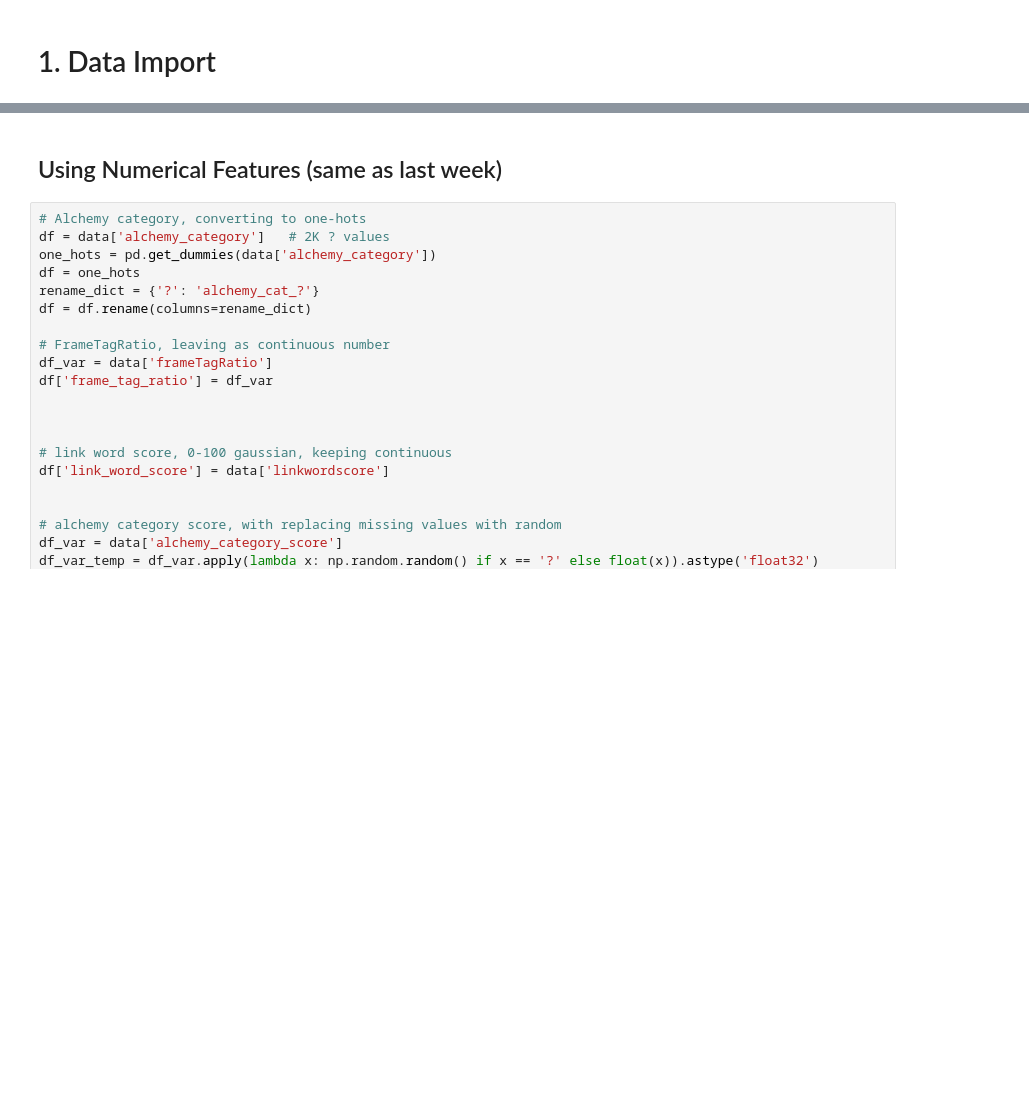
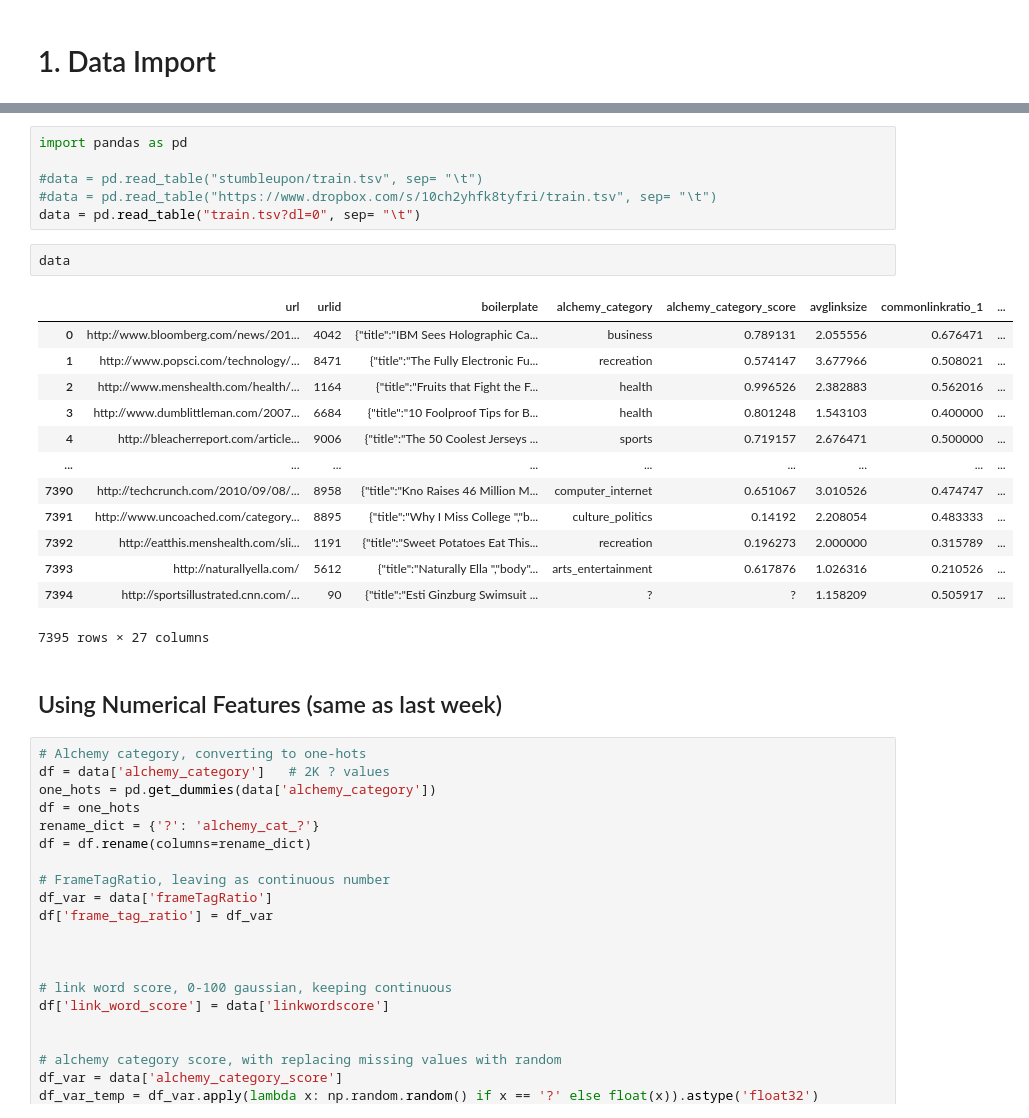
Before and after one commit to julianalverio/machine_learning_aws, a Jupyter notebook: template/ClassificationWithText.ipynb, the cells around one changed output, grey strips where cells are left out. Saved outputs shown, nothing was run; the diff lists cells and outputs as text; blank space fills up the shorter version.

Commit message:
Changed data download for StumbleUpon

```diff
--- a/template/ClassificationWithText.ipynb
+++ b/template/ClassificationWithText.ipynb
@@ -68,3 +70,25 @@ data = pd.read_table("stumbleupon/train.tsv", sep= "\t")
+# %%
+import pandas as pd
+
+#data = pd.read_table("stumbleupon/train.tsv", sep= "\t")
+#data = pd.read_table("https://www.dropbox.com/s/10ch2yhfk8tyfri/train.tsv", sep= "\t")
+data = pd.read_table("train.tsv?dl=0", sep= "\t")
+# %%
+data
+# %% [output]
+|  | url | urlid | boilerplate | alchemy_category | alchemy_category_score | avglinksize | commonlinkratio_1 | ... |
+| 0 | http://www.bloomberg.com/news/201... | 4042 | {"title":"IBM Sees Holographic Ca... | business | 0.789131 | 2.055556 | 0.676471 | ... |
+| 1 | http://www.popsci.com/technology/... | 8471 | {"title":"The Fully Electronic Fu... | recreation | 0.574147 | 3.677966 | 0.508021 | ... |
+| 2 | http://www.menshealth.com/health/... | 1164 | {"title":"Fruits that Fight the F... | health | 0.996526 | 2.382883 | 0.562016 | ... |
+| 3 | http://www.dumblittleman.com/2007... | 6684 | {"title":"10 Foolproof Tips for B... | health | 0.801248 | 1.543103 | 0.400000 | ... |
+| 4 | http://bleacherreport.com/article... | 9006 | {"title":"The 50 Coolest Jerseys ... | sports | 0.719157 | 2.676471 | 0.500000 | ... |
+| ... | ... | ... | ... | ... | ... | ... | ... | ... |
+| 7390 | http://techcrunch.com/2010/09/08/... | 8958 | {"title":"Kno Raises 46 Million M... | computer_internet | 0.651067 | 3.010526 | 0.474747 | ... |
+| 7391 | http://www.uncoached.com/category... | 8895 | {"title":"Why I Miss College ","b... | culture_politics | 0.14192 | 2.208054 | 0.483333 | ... |
+| 7392 | http://eatthis.menshealth.com/sli... | 1191 | {"title":"Sweet Potatoes Eat This... | recreation | 0.196273 | 2.000000 | 0.315789 | ... |
+| 7393 | http://naturallyella.com/ | 5612 | {"title":"Naturally Ella ","body"... | arts_entertainment | 0.617876 | 1.026316 | 0.210526 | ... |
+| 7394 | http://sportsillustrated.cnn.com/... | 90 | {"title":"Esti Ginzburg Swimsuit ... | ? | ? | 1.158209 | 0.505917 | ... |
+7395 rows × 27 columns
 # %% [markdown]
 ## Using Numerical Features (same as last week)
 # %%
```
Also changed, not shown: parts of 7 cells of this notebook.
